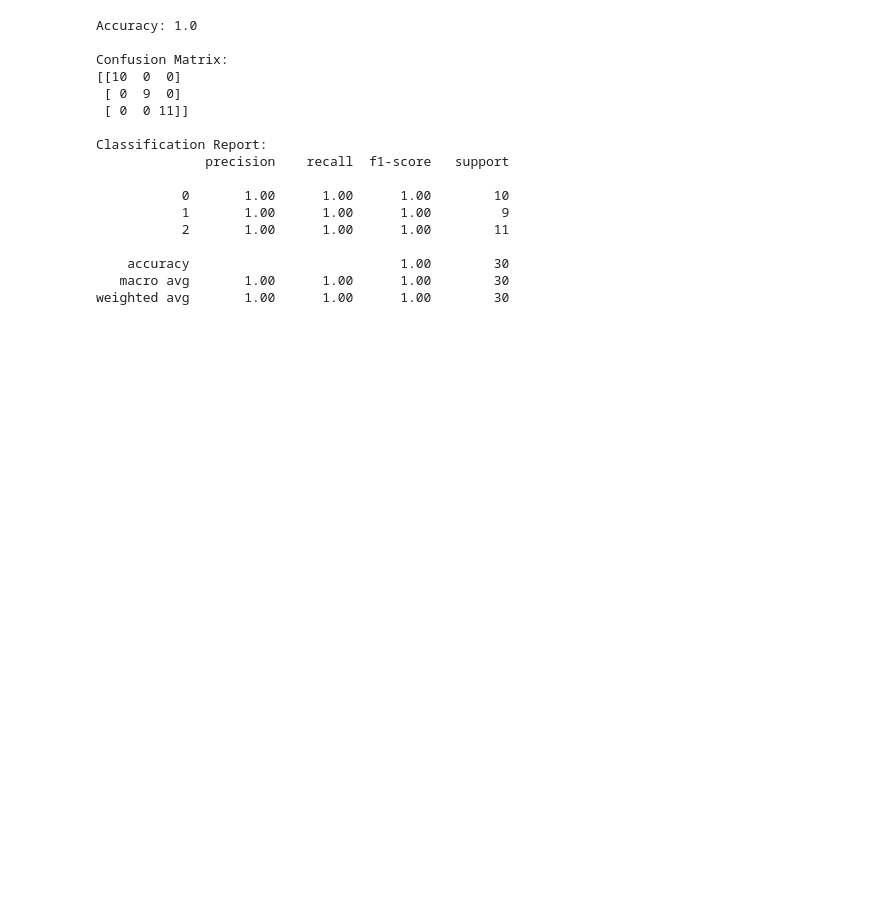
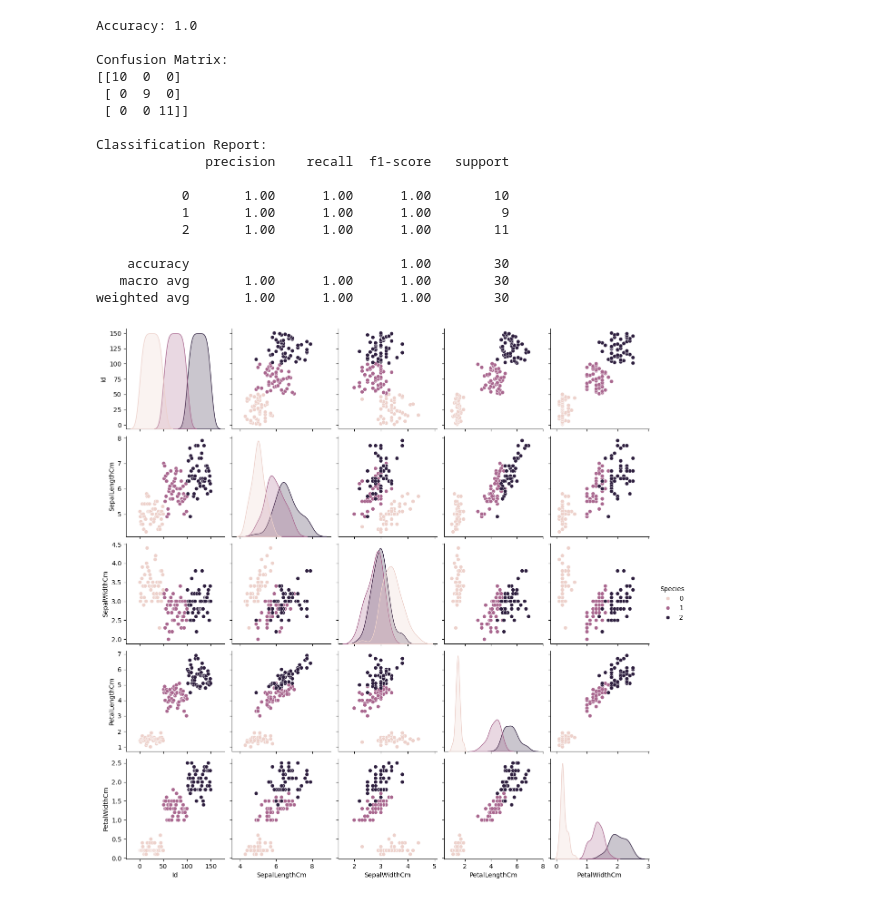
Before and after one commit to Ishani-Phukan/OIBSIP, a Jupyter notebook: Iris Data Analysis.ipynb, the cells around one changed output. Saved outputs shown, nothing was run; the diff lists cells and outputs as text; code cells hidden in the pictures; blank space fills up the shorter version.

Commit message:
Added visualization and derived insights from the dataset

```diff
--- a/Iris Data Analysis.ipynb
+++ b/Iris Data Analysis.ipynb
@@ -87,3 +96,9 @@ Classification Report:
     accuracy                           1.00        30
    macro avg       1.00      1.00      1.00        30
 weighted avg       1.00      1.00      1.00        30
+# %%
+# Visualization
+sns.pairplot(df, hue='Species')
+plt.show()
+# %% [output]
+[figure, added]
```
Also changed, not shown: parts of 3 cells of this notebook.
